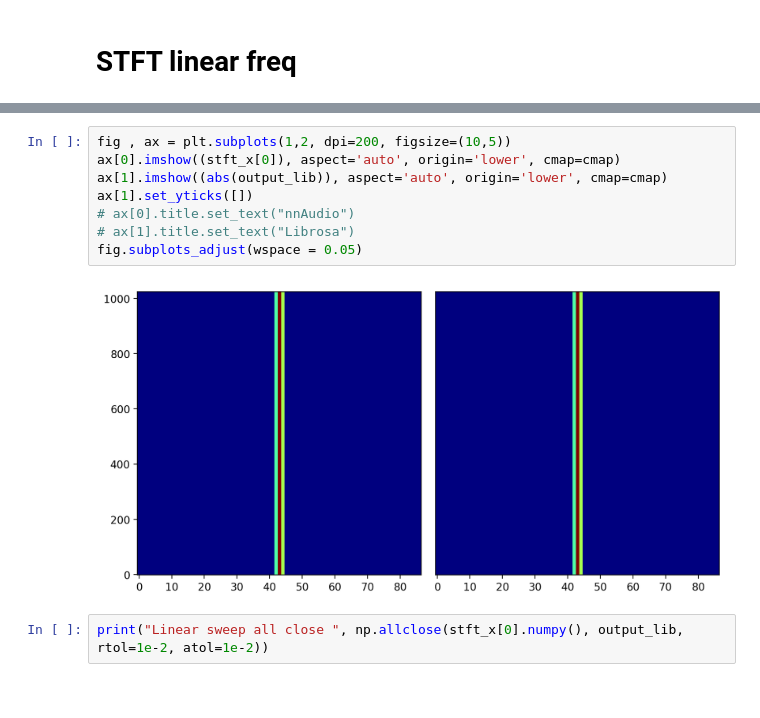
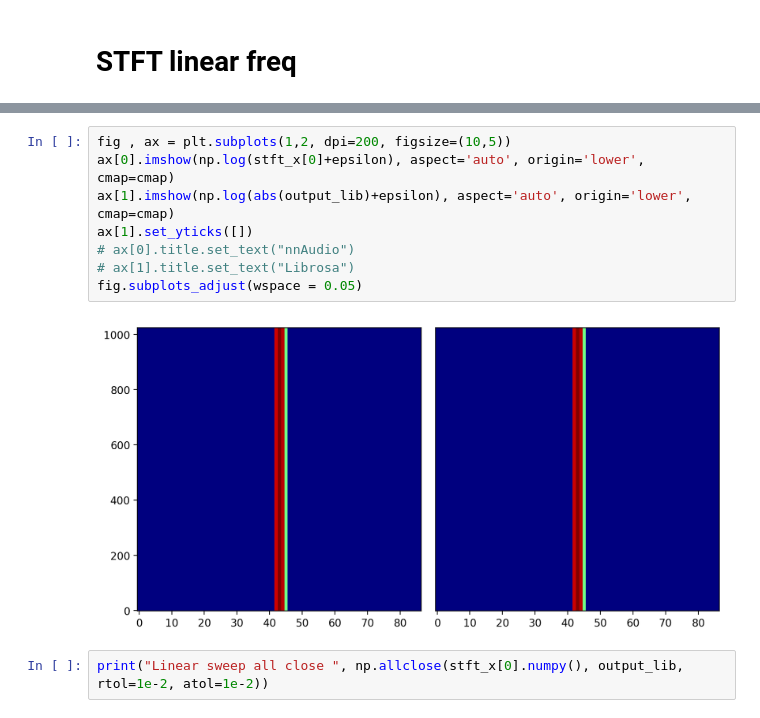
Before and after one commit to KinWaiCheuk/nnAudio, a Jupyter notebook: performance_test/Impulse.ipynb, the cells around one changed output, grey strips where cells are left out. Drawn from its saved outputs; the diff is of its cells as text.

```diff
--- a/performance_test/Impulse.ipynb
+++ b/performance_test/Impulse.ipynb
@@ -111,13 +111,13 @@ STFT kernels created, time used = 0.2155 seconds
 # %%
 fig , ax = plt.subplots(1,2, dpi=200, figsize=(10,5))
-ax[0].imshow((stft_x[0]), aspect='auto', origin='lower', cmap=cmap)
-ax[1].imshow((abs(output_lib)), aspect='auto', origin='lower', cmap=cmap)
+ax[0].imshow(np.log(stft_x[0]+epsilon), aspect='auto', origin='lower', cmap=cmap)
+ax[1].imshow(np.log(abs(output_lib)+epsilon), aspect='auto', origin='lower', cmap=cmap)
 ax[1].set_yticks([])
 # ax[0].title.set_text("nnAudio")
 # ax[1].title.set_text("Librosa")
 fig.subplots_adjust(wspace = 0.05)
 # %% [output]
-[figure, old version]
+[figure, new version]
 # %%
 print("Linear sweep all close ", np.allclose(stft_x[0].numpy(), output_lib, rtol=1e-2, atol=1e-2))
 # %% [output]
```
Also changed, not shown: parts of 5 cells of this notebook, 8 other files.
